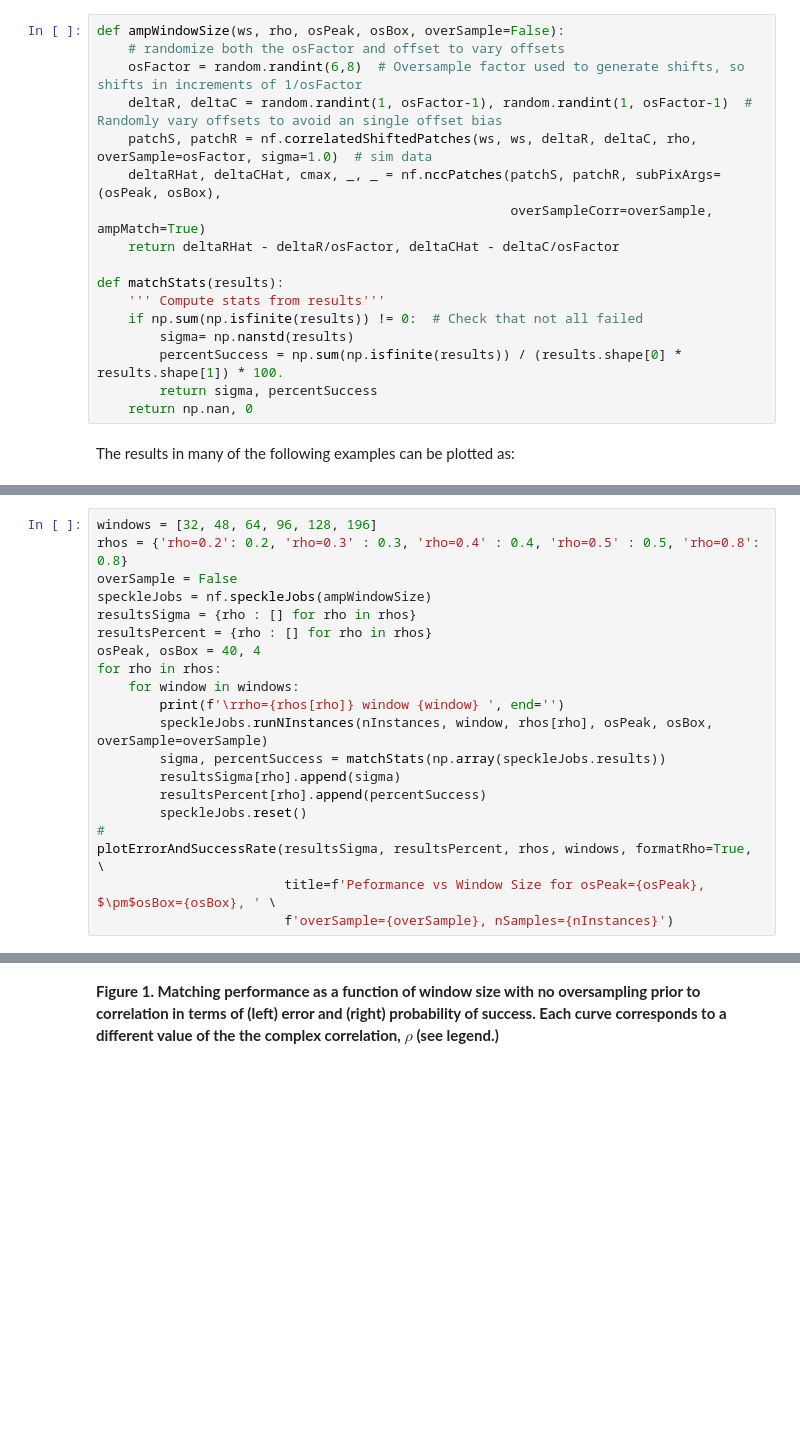
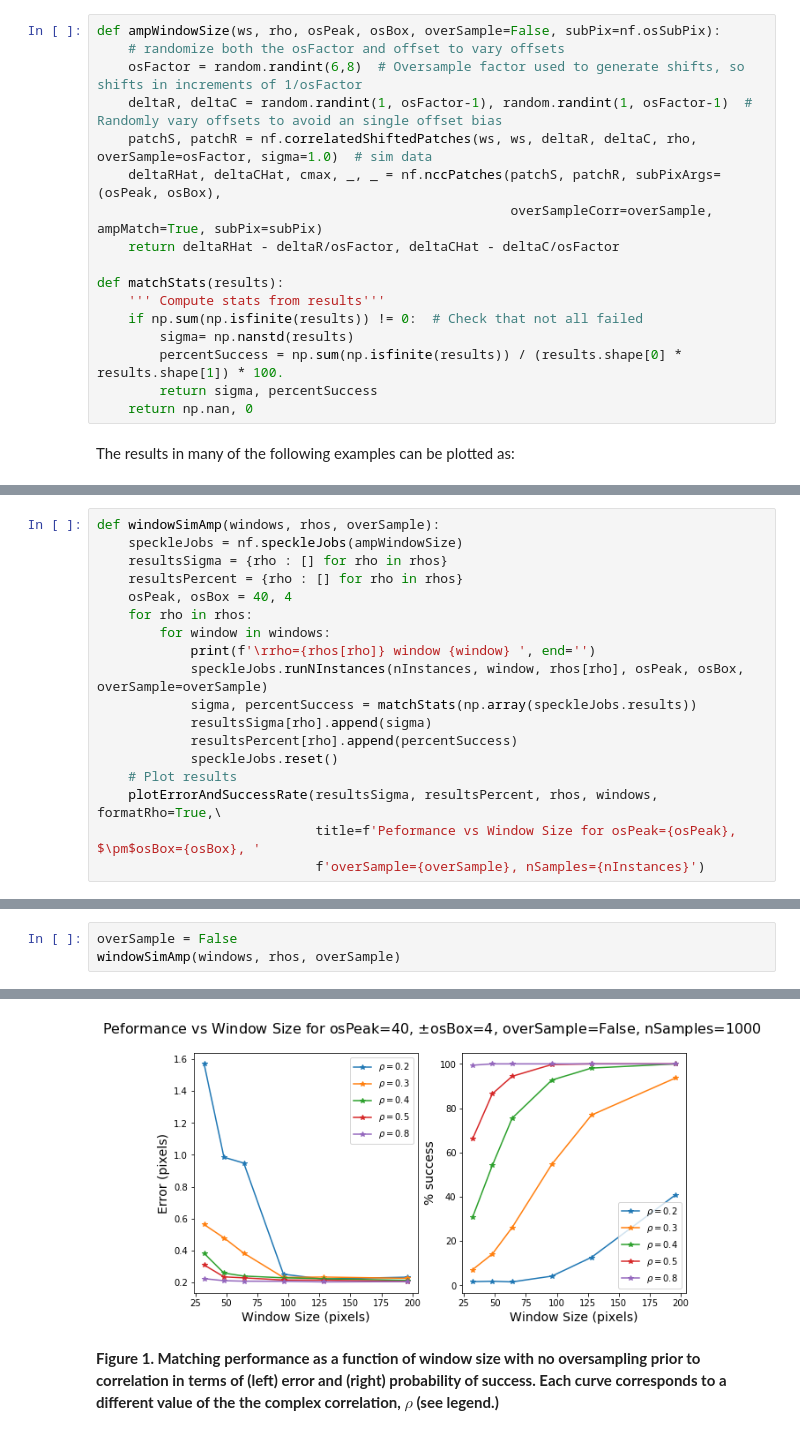
Before and after one commit to fastice/synthetic, a Jupyter notebook: AmplitudeCrossCorrelation.ipynb, the cells around one changed output, grey strips where cells are left out. Drawn from its saved outputs; the diff is of its cells as text; blank space fills up the shorter version.

```diff
--- a/AmplitudeCrossCorrelation.ipynb
+++ b/AmplitudeCrossCorrelation.ipynb
@@ -38,13 +38,13 @@ The search window size for correlation matching is an important parameter in mat
 # %% [markdown]
 The following function will simulate white noise patches with a specified level of correlation $\rho$ and subpixel row and column offsets ($\delta_r$ and $\delta_c$). The cross correlation algorithm will then return estimates of these offsets ($\hat{\delta_r}$ and $\hat{\delta_c}$). The routine will then return the errors ($e_r = \hat{\delta_r} - \delta_r$ and $e_c = \hat{\delta_c} - \delta_c$).
 # %%
-def ampWindowSize(ws, rho, osPeak, osBox, overSample=False):
+def ampWindowSize(ws, rho, osPeak, osBox, overSample=False, subPix=nf.osSubPix):
     # randomize both the osFactor and offset to vary offsets
     osFactor = random.randint(6,8)  # Oversample factor used to generate shifts, so shifts in increments of 1/osFactor
     deltaR, deltaC = random.randint(1, osFactor-1), random.randint(1, osFactor-1)  # Randomly vary offsets to avoid an single offset bias
     patchS, patchR = nf.correlatedShiftedPatches(ws, ws, deltaR, deltaC, rho, overSample=osFactor, sigma=1.0)  # sim data
     deltaRHat, deltaCHat, cmax, _, _ = nf.nccPatches(patchS, patchR, subPixArgs=(osPeak, osBox),
-                                                     overSampleCorr=overSample, ampMatch=True)
+                                                     overSampleCorr=overSample, ampMatch=True, subPix=subPix)
     return deltaRHat - deltaR/osFactor, deltaCHat - deltaC/osFactor
 
 def matchStats(results):
@@ -77,20 +80,18 @@ Using this function, the following code will simulate errors for several window
 # %%
-windows = [32, 48, 64, 96, 128, 196]
-rhos = {'rho=0.2': 0.2, 'rho=0.3' : 0.3, 'rho=0.4' : 0.4, 'rho=0.5' : 0.5, 'rho=0.8': 0.8}
-overSample = False
-speckleJobs = nf.speckleJobs(ampWindowSize)
-resultsSigma = {rho : [] for rho in rhos}
-resultsPercent = {rho : [] for rho in rhos}
-osPeak, osBox = 40, 4
-for rho in rhos:
-    for window in windows:
-        print(f'\rrho={rhos[rho]} window {window} ', end='')
-        speckleJobs.runNInstances(nInstances, window, rhos[rho], osPeak, osBox, overSample=overSample)
-        sigma, percentSuccess = matchStats(np.array(speckleJobs.results))
-        resultsSigma[rho].append(sigma)
-        resultsPercent[rho].append(percentSuccess)
-        speckleJobs.reset()
-#
-plotErrorAndSuccessRate(resultsSigma, resultsPercent, rhos, windows, formatRho=True, \
-                        title=f'Peformance vs Window Size for osPeak={osPeak}, $\pm$osBox={osBox}, ' \
-                        f'overSample={overSample}, nSamples={nInstances}')
+def windowSimAmp(windows, rhos, overSample):
+    speckleJobs = nf.speckleJobs(ampWindowSize)
+    resultsSigma = {rho : [] for rho in rhos}
+    resultsPercent = {rho : [] for rho in rhos}
+    osPeak, osBox = 40, 4
+    for rho in rhos:
+        for window in windows:
+            print(f'\rrho={rhos[rho]} window {window} ', end='')
+            speckleJobs.runNInstances(nInstances, window, rhos[rho], osPeak, osBox, overSample=overSample)
+            sigma, percentSuccess = matchStats(np.array(speckleJobs.results))
+            resultsSigma[rho].append(sigma)
+            resultsPercent[rho].append(percentSuccess)
+            speckleJobs.reset()
+    # Plot results
+    plotErrorAndSuccessRate(resultsSigma, resultsPercent, rhos, windows, formatRho=True,\
+                            title=f'Peformance vs Window Size for osPeak={osPeak}, $\pm$osBox={osBox}, '
+                            f'overSample={overSample}, nSamples={nInstances}')
@@ -99,0 +109,4 @@ rho=0.8 window 196 ....x....x....x....x....x.....x....x....x....x....x.....x....
+# %%
+overSample = False
+windowSimAmp(windows, rhos, overSample)
+# %% [output]
@@ -100,3 +114,4 @@ rho=0.8 window 196 ....x....x....x....x....x.....x....x....x....x....x.....x....
+[figure, added]
 # %% [markdown]
 **Figure 1. Matching performance as a function of window size with no oversampling prior to correlation in terms of (left) error and (right) probability of success. Each curve corresponds to a different value of the the complex correlation, $\rho$ (see legend.)**
 # %% [markdown]
```
Also changed, not shown: parts of 37 cells of this notebook, 1 other file.
